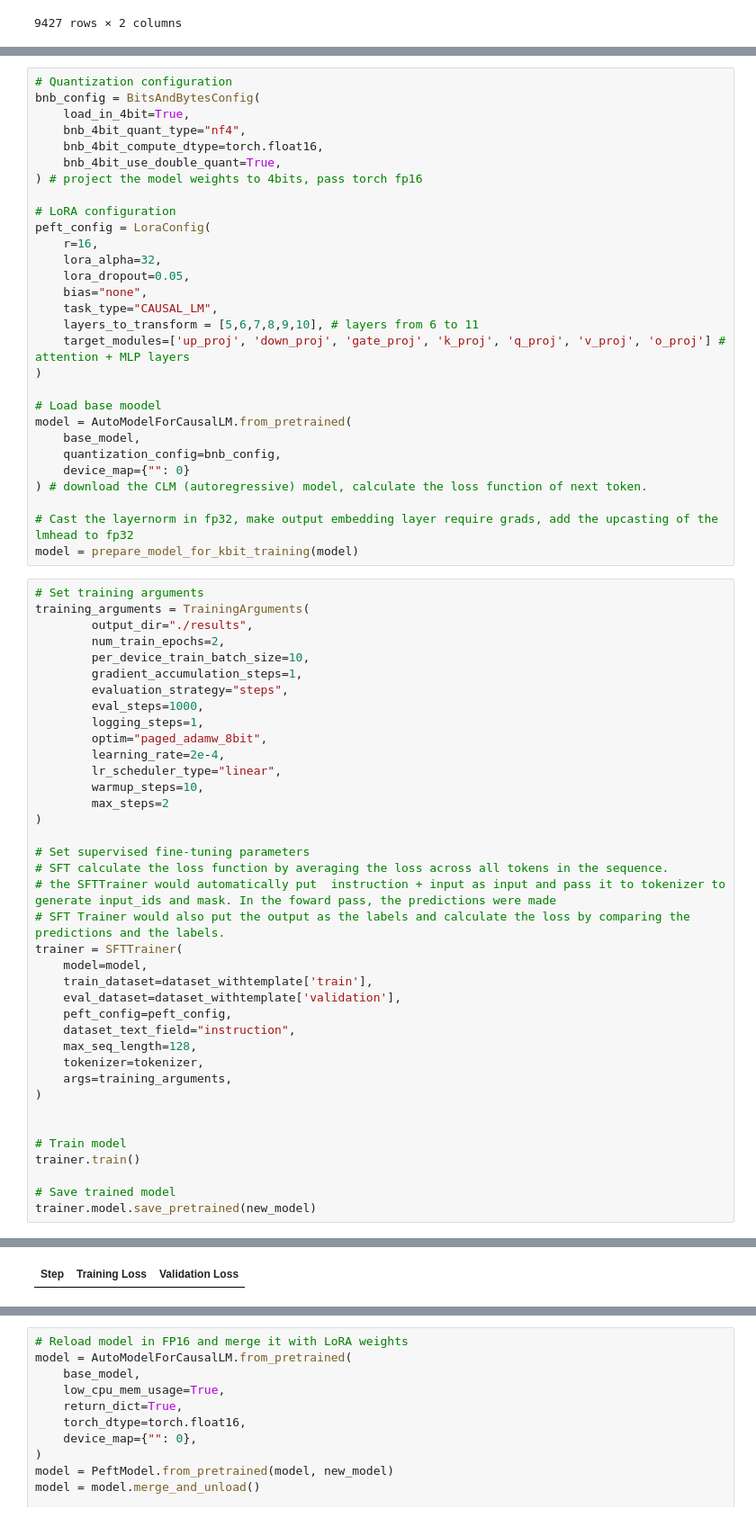
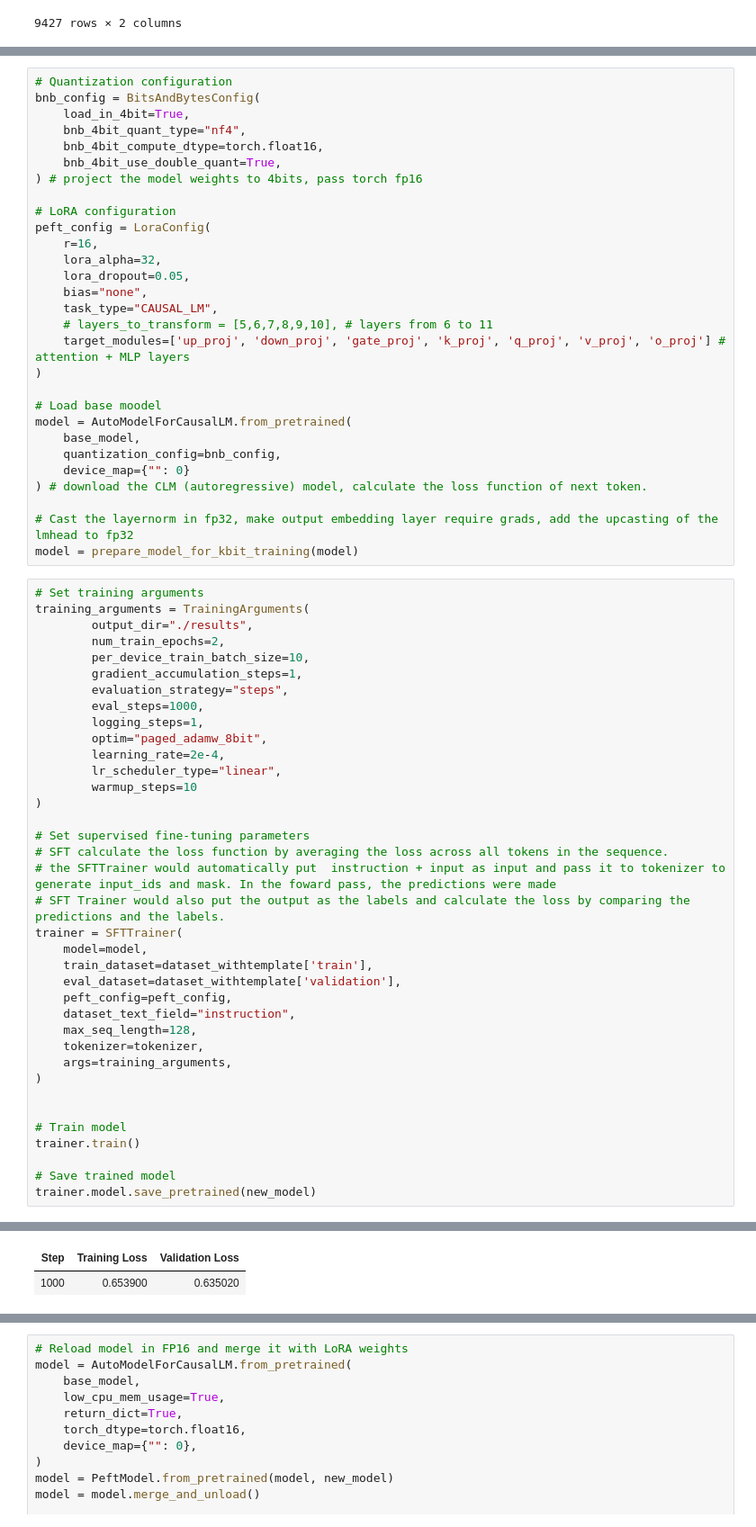
Before and after one commit to RyanChen12035/w266_final_Anatomy-and-Structured-Prunning, a Jupyter notebook: Llama2_peft_QLora_superglue_boolq.ipynb, the cells around one changed output, grey strips where cells are left out. Shown at 90% size. Cells and saved outputs as stored; diff of their text form.

```diff
--- a/Llama2_peft_QLora_superglue_boolq.ipynb
+++ b/Llama2_peft_QLora_superglue_boolq.ipynb
@@ -125,7 +105,7 @@ peft_config = LoraConfig(
     lora_dropout=0.05,
     bias="none",
     task_type="CAUSAL_LM",
-    layers_to_transform = [5,6,7,8,9,10], # layers from 6 to 11
+    # layers_to_transform = [5,6,7,8,9,10], # layers from 6 to 11
     target_modules=['up_proj', 'down_proj', 'gate_proj', 'k_proj', 'q_proj', 'v_proj', 'o_proj'] # attention + MLP layers
 )
 
@@ -151,8 +131,7 @@ training_arguments = TrainingArguments(
         optim="paged_adamw_8bit",
         learning_rate=2e-4,
         lr_scheduler_type="linear",
-        warmup_steps=10,
-        max_steps=2
+        warmup_steps=10
 )
 
 # Set supervised fine-tuning parameters
@@ -183,4 +160,5 @@ max_steps is given, it will override any value given in num_train_epochs
 | Step | Training Loss | Validation Loss |
+| 1000 | 0.653900 | 0.635020 |
 # %%
 # Run text generation pipeline with our model
 prompt = "Please answer the following question with true or false, question: do iran and afghanistan speak the same language?"
```
Also changed, not shown: parts of 16 cells of this notebook.
